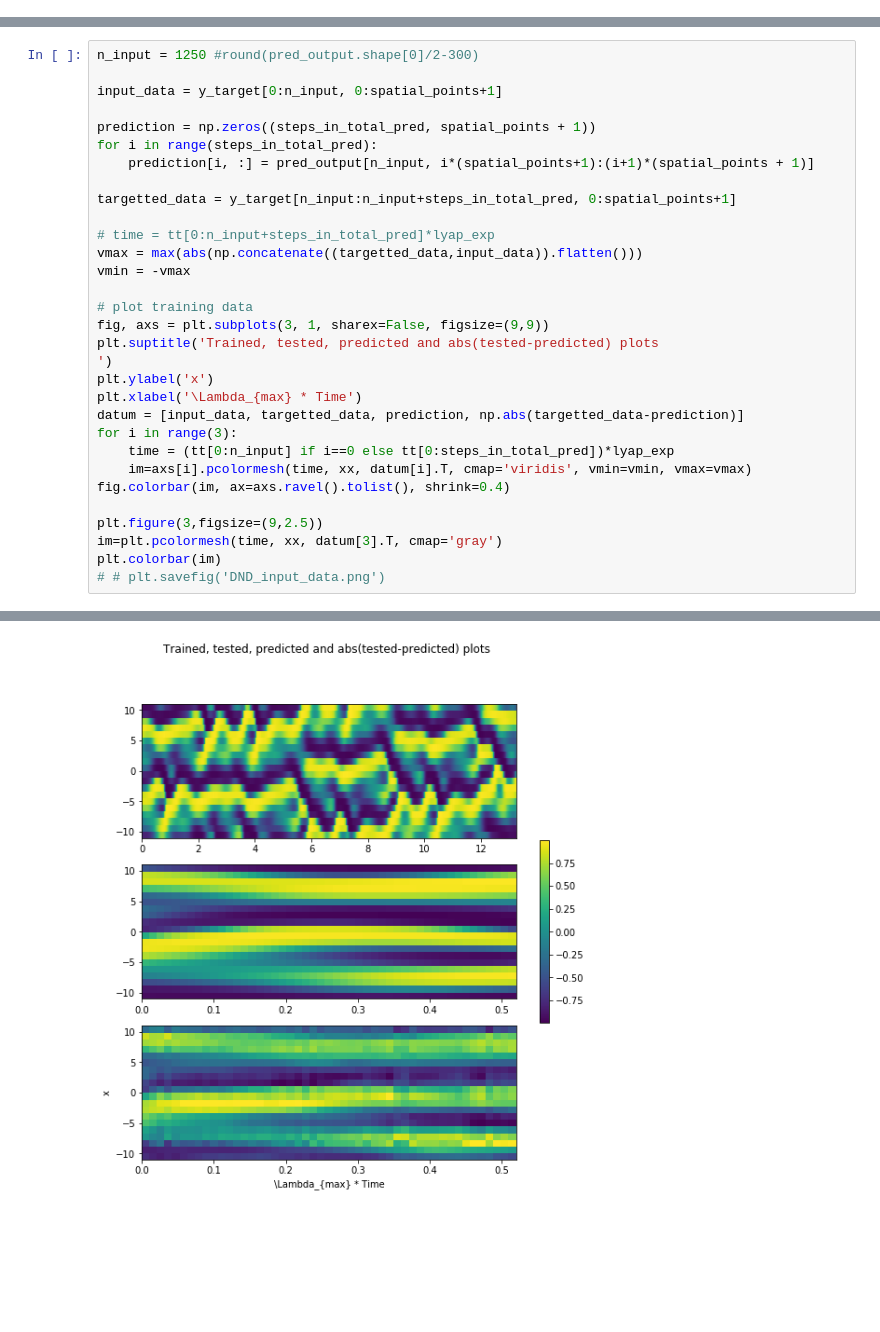
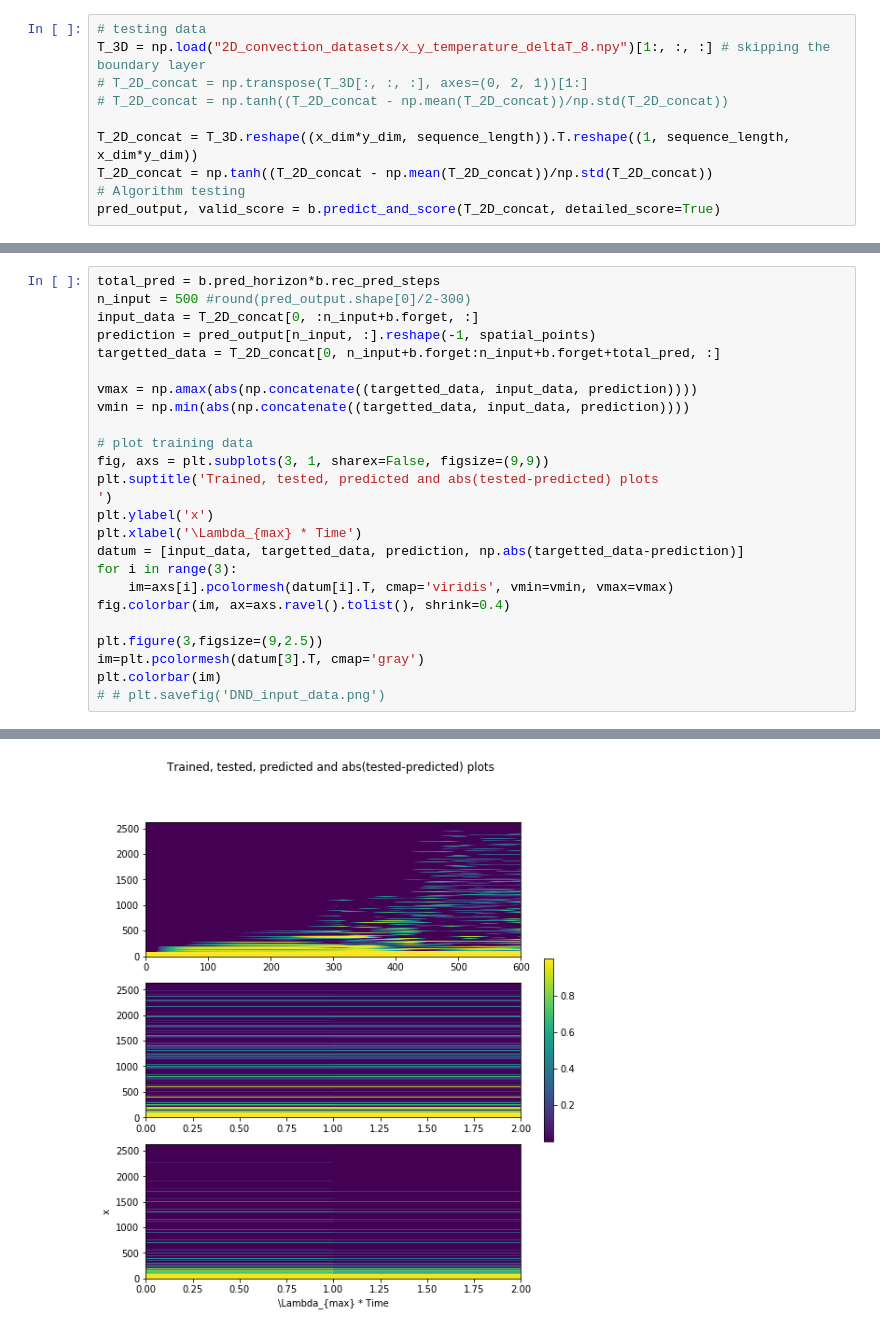
Before and after one commit to jon-dong/reservoir-computing-python, a Jupyter notebook: convection.ipynb, the cells around one changed output, grey strips where cells are left out. Drawn from its saved outputs; the diff is of its cells as text; blank space fills up the shorter version.

Commit message:
reservoir computing for 2D convetion datasets

```diff
--- a/convection.ipynb
+++ b/convection.ipynb
@@ -67,0 +49,10 @@ Testing score: -1.2891571812518876
+# %%
+# testing data
+T_3D = np.load("2D_convection_datasets/x_y_temperature_deltaT_8.npy")[1:, :, :] # skipping the boundary layer
+# T_2D_concat = np.transpose(T_3D[:, :, :], axes=(0, 2, 1))[1:]
+# T_2D_concat = np.tanh((T_2D_concat - np.mean(T_2D_concat))/np.std(T_2D_concat))
+
+T_2D_concat = T_3D.reshape((x_dim*y_dim, sequence_length)).T.reshape((1, sequence_length, x_dim*y_dim))
+T_2D_concat = np.tanh((T_2D_concat - np.mean(T_2D_concat))/np.std(T_2D_concat))
+# Algorithm testing
+pred_output, valid_score = b.predict_and_score(T_2D_concat, detailed_score=True)
@@ -102,33 +108,27 @@ plt.show;
 # %%
-n_input = 1250 #round(pred_output.shape[0]/2-300)
+total_pred = b.pred_horizon*b.rec_pred_steps
+n_input = 500 #round(pred_output.shape[0]/2-300)
+input_data = T_2D_concat[0, :n_input+b.forget, :]
+prediction = pred_output[n_input, :].reshape(-1, spatial_points)
+targetted_data = T_2D_concat[0, n_input+b.forget:n_input+b.forget+total_pred, :]
 
-input_data = y_target[0:n_input, 0:spatial_points+1]
-
-prediction = np.zeros((steps_in_total_pred, spatial_points + 1))
-for i in range(steps_in_total_pred):
-    prediction[i, :] = pred_output[n_input, i*(spatial_points+1):(i+1)*(spatial_points + 1)]
-
-targetted_data = y_target[n_input:n_input+steps_in_total_pred, 0:spatial_points+1]
-
-# time = tt[0:n_input+steps_in_total_pred]*lyap_exp
-vmax = max(abs(np.concatenate((targetted_data,input_data)).flatten()))
-vmin = -vmax
+vmax = np.amax(abs(np.concatenate((targetted_data, input_data, prediction))))
+vmin = np.min(abs(np.concatenate((targetted_data, input_data, prediction))))
 
 # plot training data
 fig, axs = plt.subplots(3, 1, sharex=False, figsize=(9,9))
 plt.suptitle('Trained, tested, predicted and abs(tested-predicted) plots                       ')
 plt.ylabel('x')
 plt.xlabel('\Lambda_{max} * Time')
 datum = [input_data, targetted_data, prediction, np.abs(targetted_data-prediction)]
 for i in range(3):
-    time = (tt[0:n_input] if i==0 else tt[0:steps_in_total_pred])*lyap_exp
-    im=axs[i].pcolormesh(time, xx, datum[i].T, cmap='viridis', vmin=vmin, vmax=vmax)
+    im=axs[i].pcolormesh(datum[i].T, cmap='viridis', vmin=vmin, vmax=vmax)
 fig.colorbar(im, ax=axs.ravel().tolist(), shrink=0.4)
 
 plt.figure(3,figsize=(9,2.5))
-im=plt.pcolormesh(time, xx, datum[3].T, cmap='gray')
+im=plt.pcolormesh(datum[3].T, cmap='gray')
 plt.colorbar(im)
 # # plt.savefig('DND_input_data.png')
 # %% [output]
 <matplotlib.colorbar.Colorbar at 0x...>
-[figure, old version]
+[figure, new version]
```
Also changed, not shown: parts of 10 cells of this notebook, 8 other files.
